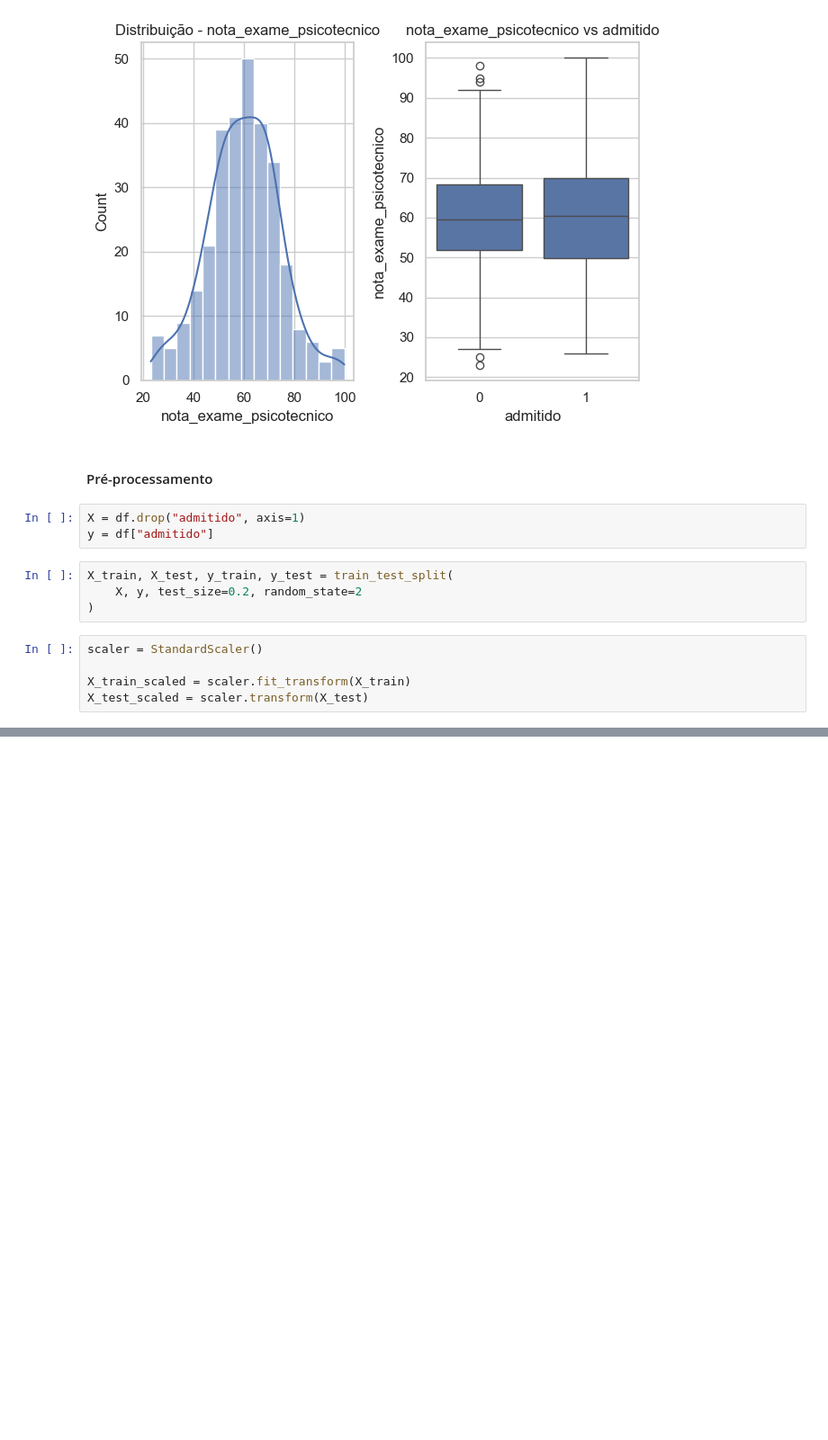
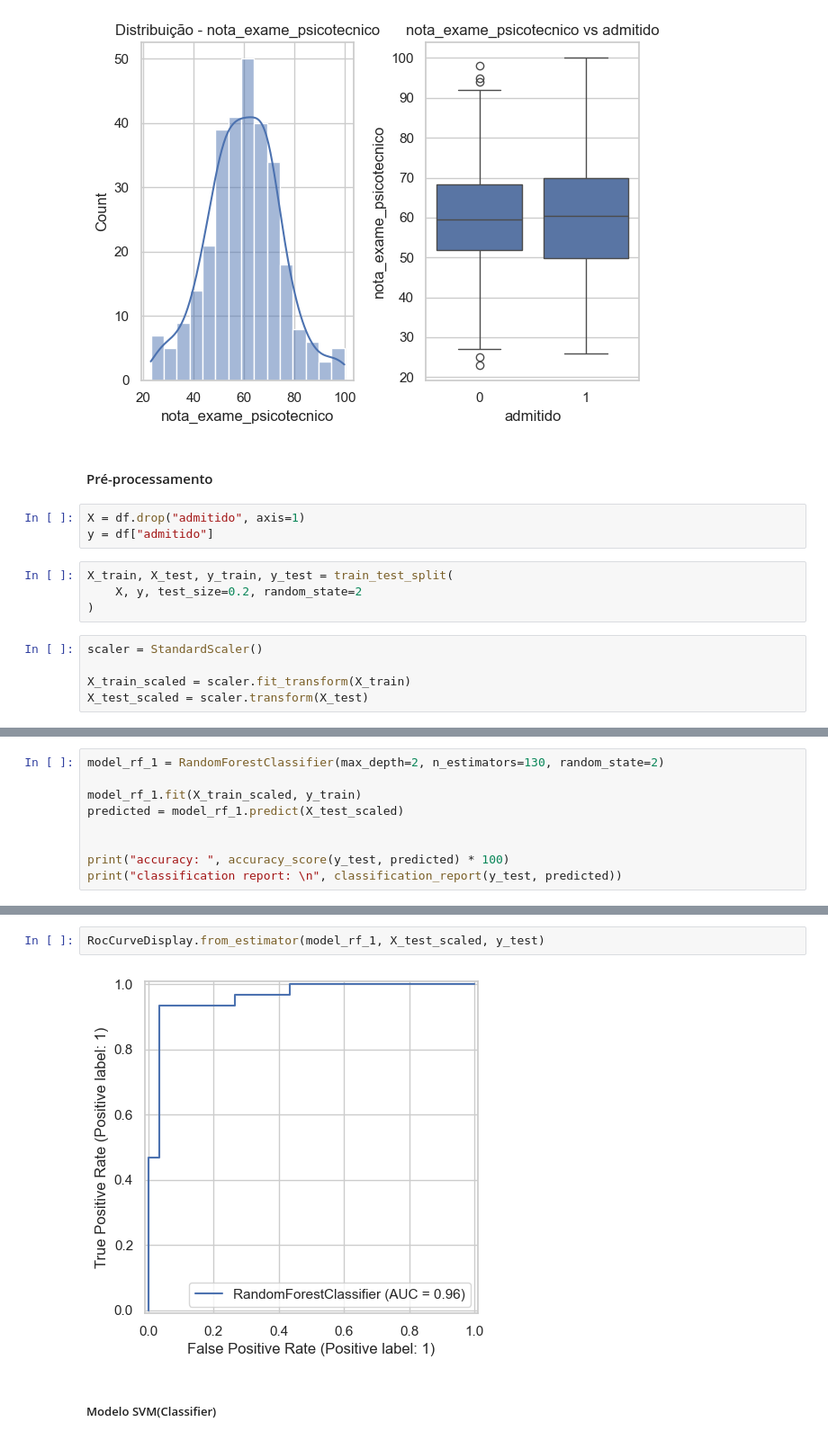
Before and after one commit to lmonferrari/psychic-broccoli, a Jupyter notebook: model.ipynb, the cells around one changed output, grey strips where cells are left out. Shown: that part at 90% size. Saved outputs shown, nothing was run; the diff lists cells and outputs as text; blank space fills up the shorter version.

```diff
--- a/model.ipynb
+++ b/model.ipynb
@@ -120,0 +212,9 @@ pickle.dump(scaler, open(os.path.join(BASEDIR, "artifacts", "scaler.pkl"), "wb")
+# %%
+model_rf_1 = RandomForestClassifier(max_depth=2, n_estimators=130, random_state=2)
+
+model_rf_1.fit(X_train_scaled, y_train)
+predicted = model_rf_1.predict(X_test_scaled)
+
+
+print("accuracy: ", accuracy_score(y_test, predicted) * 100)
+print("classification report: \n", classification_report(y_test, predicted))
@@ -120,0 +232,6 @@ pickle.dump(scaler, open(os.path.join(BASEDIR, "artifacts", "scaler.pkl"), "wb")
+# %%
+RocCurveDisplay.from_estimator(model_rf_1, X_test_scaled, y_test)
+# %% [output]
+[figure, added]
+# %% [markdown]
+##### Modelo SVM(Classifier)
```
Also changed, not shown: parts of 21 cells of this notebook, 1 other file.
